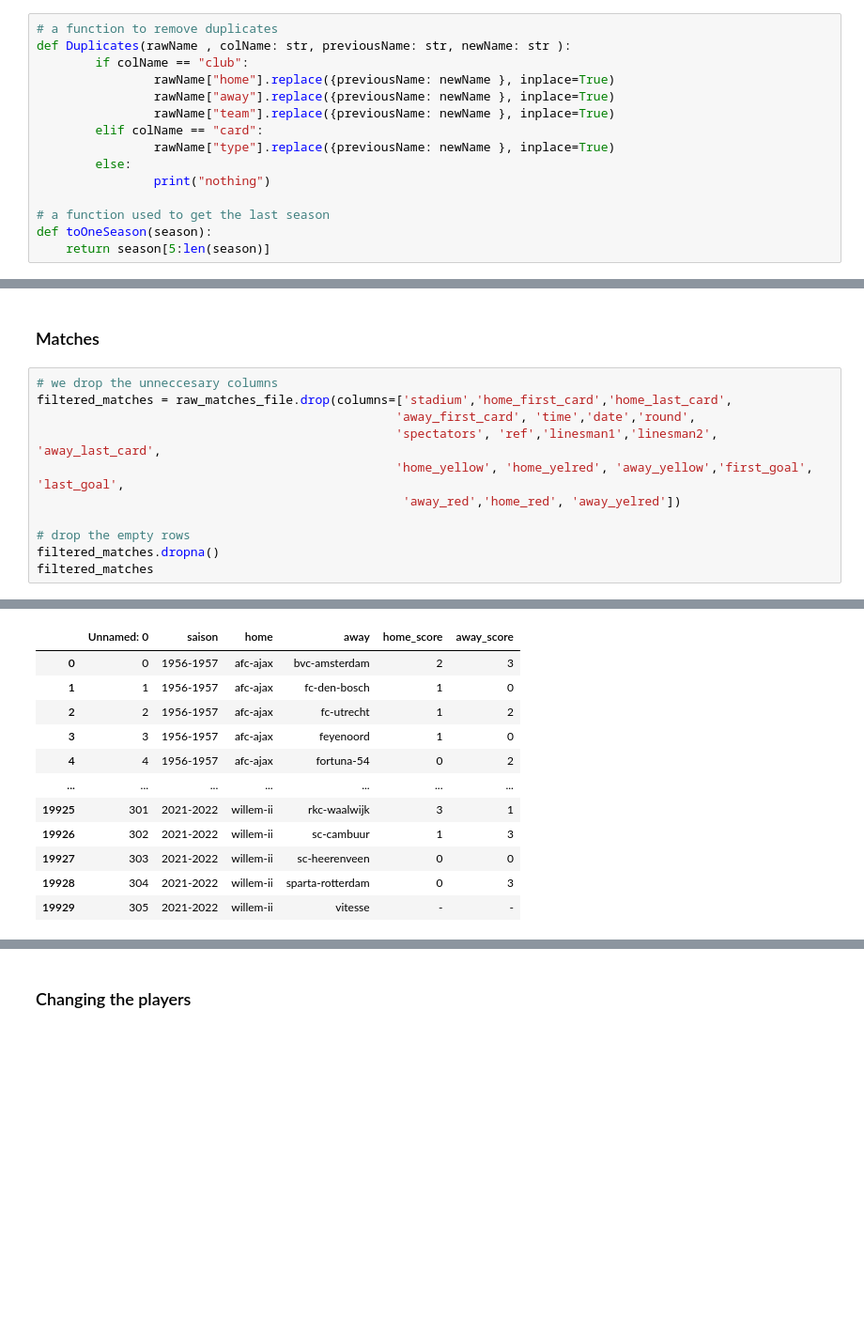
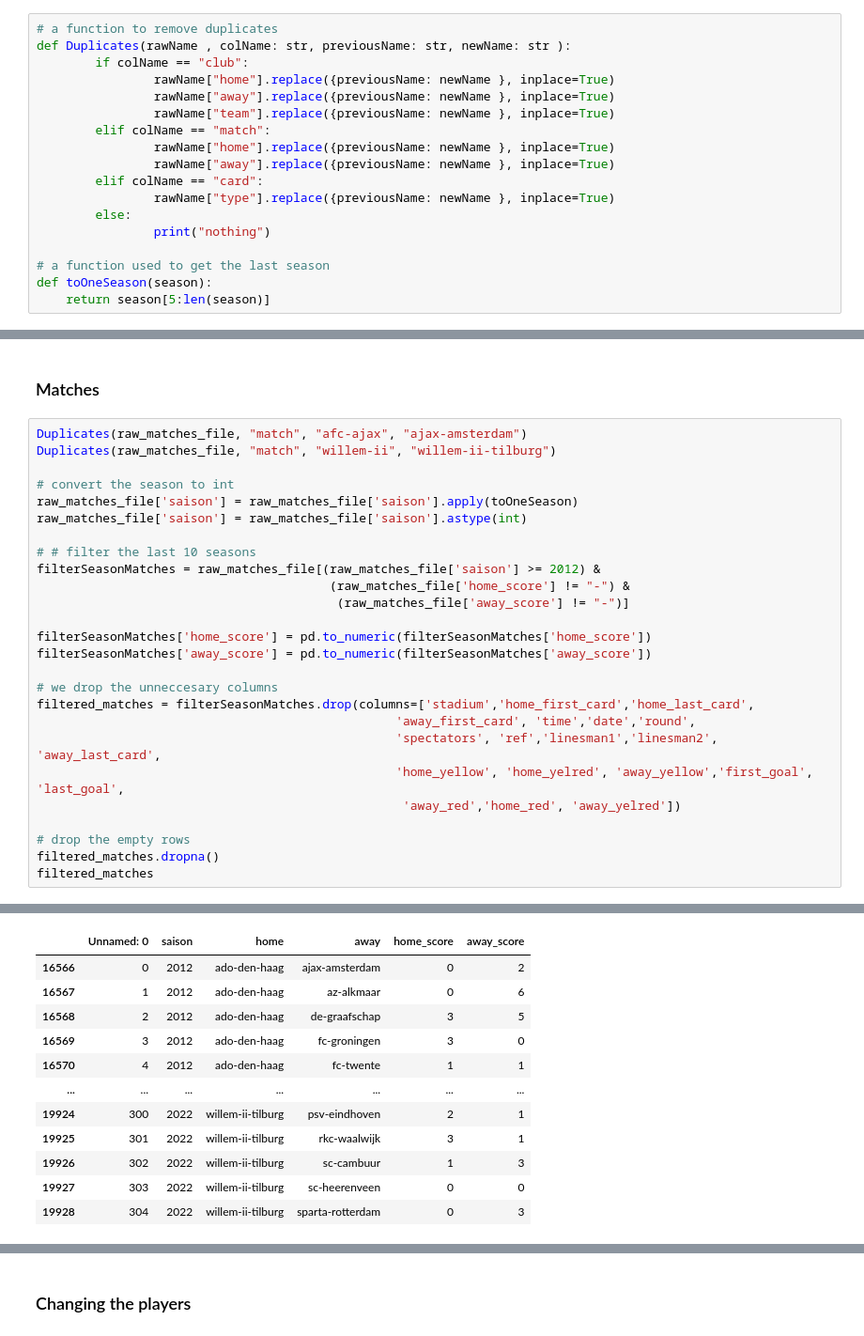
Before and after one commit to mohammedaljader/Football_Predictions_ML, a Jupyter notebook: notebook.ipynb, the cells around one changed output, grey strips where cells are left out. Shown at 94% size. Drawn from its saved outputs; the diff is of its cells as text; blank space fills up the shorter version.

Commit message:
matches almost done

```diff
--- a/notebook.ipynb
+++ b/notebook.ipynb
@@ -39,6 +39,9 @@ def Duplicates(rawName , colName: str, previousName: str, newName: str ):
                 rawName["home"].replace({previousName: newName }, inplace=True)
                 rawName["away"].replace({previousName: newName }, inplace=True)
                 rawName["team"].replace({previousName: newName }, inplace=True)
+        elif colName == "match":
+                rawName["home"].replace({previousName: newName }, inplace=True)
+                rawName["away"].replace({previousName: newName }, inplace=True)
         elif colName == "card":
                 rawName["type"].replace({previousName: newName }, inplace=True)
         else:
@@ -560,8 +610,23 @@ print(f'{len(filterNotStartedPlayersAway.index)} players did not play away')
 # %% [markdown]
 ### Matches
 # %%
+Duplicates(raw_matches_file, "match", "afc-ajax", "ajax-amsterdam")
+Duplicates(raw_matches_file, "match", "willem-ii", "willem-ii-tilburg")
+
+# convert the season to int
+raw_matches_file['saison'] = raw_matches_file['saison'].apply(toOneSeason)
+raw_matches_file['saison'] = raw_matches_file['saison'].astype(int)
+
+# # filter the last 10 seasons
+filterSeasonMatches = raw_matches_file[(raw_matches_file['saison'] >= 2012) &
+                                        (raw_matches_file['home_score'] != "-") &
+                                         (raw_matches_file['away_score'] != "-")]
+
+filterSeasonMatches['home_score'] = pd.to_numeric(filterSeasonMatches['home_score'])
+filterSeasonMatches['away_score'] = pd.to_numeric(filterSeasonMatches['away_score'])
+
 # we drop the unneccesary columns
-filtered_matches = raw_matches_file.drop(columns=['stadium','home_first_card','home_last_card',
+filtered_matches = filterSeasonMatches.drop(columns=['stadium','home_first_card','home_last_card',
                                                  'away_first_card', 'time','date','round',
                                                  'spectators', 'ref','linesman1','linesman2', 'away_last_card',
                                                  'home_yellow', 'home_yelred', 'away_yellow','first_goal', 'last_goal',
@@ -574,12 +649,12 @@ filtered_matches
 |  | Unnamed: 0 | saison | home | away | home_score | away_score |
-| 0 | 0 | 1956-1957 | afc-ajax | bvc-amsterdam | 2 | 3 |
-| 1 | 1 | 1956-1957 | afc-ajax | fc-den-bosch | 1 | 0 |
-| 2 | 2 | 1956-1957 | afc-ajax | fc-utrecht | 1 | 2 |
-| 3 | 3 | 1956-1957 | afc-ajax | feyenoord | 1 | 0 |
-| 4 | 4 | 1956-1957 | afc-ajax | fortuna-54 | 0 | 2 |
+| 16566 | 0 | 2012 | ado-den-haag | ajax-amsterdam | 0 | 2 |
+| 16567 | 1 | 2012 | ado-den-haag | az-alkmaar | 0 | 6 |
+| 16568 | 2 | 2012 | ado-den-haag | de-graafschap | 3 | 5 |
+| 16569 | 3 | 2012 | ado-den-haag | fc-groningen | 3 | 0 |
+| 16570 | 4 | 2012 | ado-den-haag | fc-twente | 1 | 1 |
 | ... | ... | ... | ... | ... | ... | ... |
-| 19925 | 301 | 2021-2022 | willem-ii | rkc-waalwijk | 3 | 1 |
-| 19926 | 302 | 2021-2022 | willem-ii | sc-cambuur | 1 | 3 |
-| 19927 | 303 | 2021-2022 | willem-ii | sc-heerenveen | 0 | 0 |
-| 19928 | 304 | 2021-2022 | willem-ii | sparta-rotterdam | 0 | 3 |
-| 19929 | 305 | 2021-2022 | willem-ii | vitesse | - | - |
+| 19924 | 300 | 2022 | willem-ii-tilburg | psv-eindhoven | 2 | 1 |
+| 19925 | 301 | 2022 | willem-ii-tilburg | rkc-waalwijk | 3 | 1 |
+| 19926 | 302 | 2022 | willem-ii-tilburg | sc-cambuur | 1 | 3 |
+| 19927 | 303 | 2022 | willem-ii-tilburg | sc-heerenveen | 0 | 0 |
+| 19928 | 304 | 2022 | willem-ii-tilburg | sparta-rotterdam | 0 | 3 |
```
Also changed, not shown: parts of 19 cells of this notebook.
